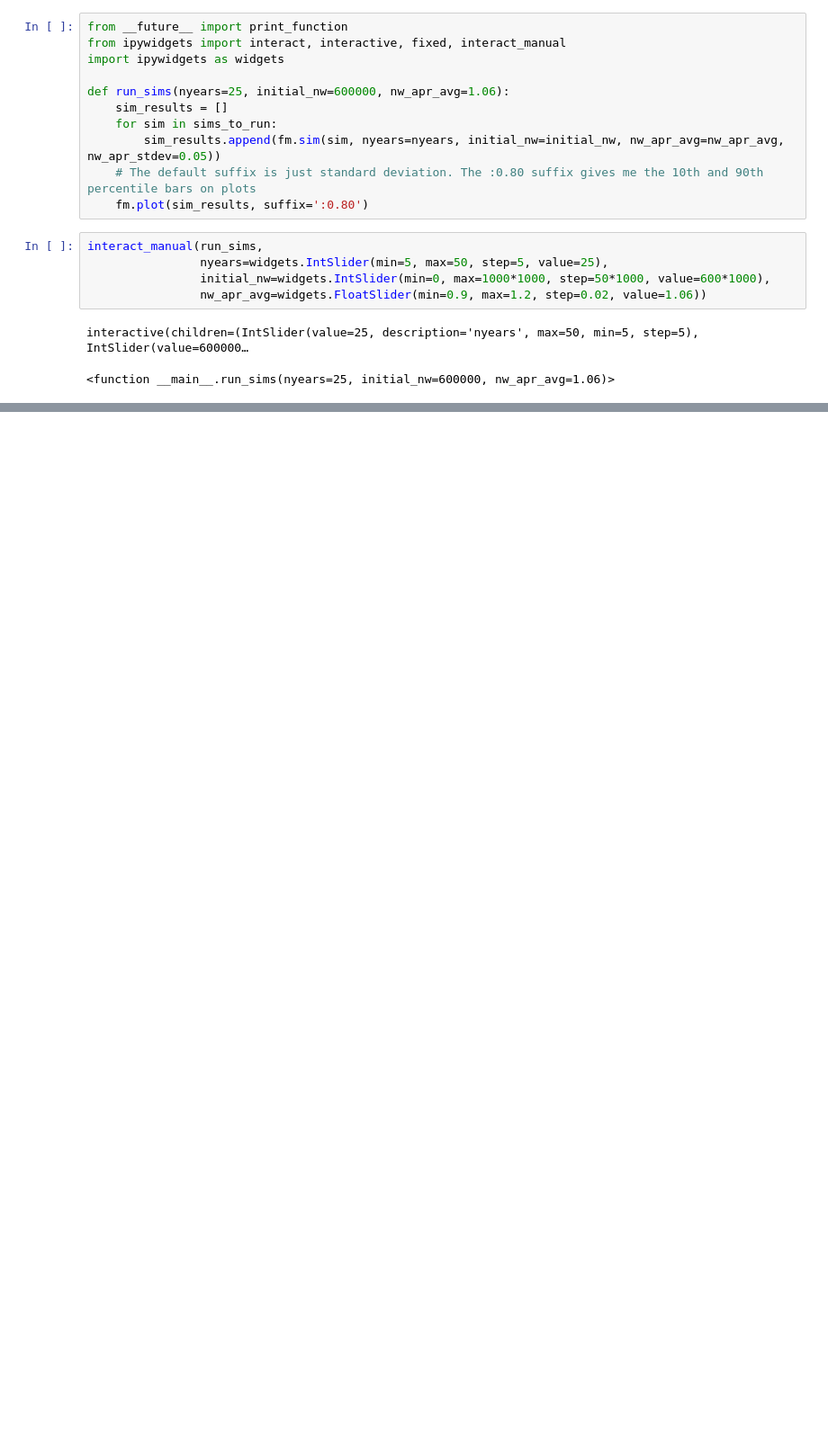
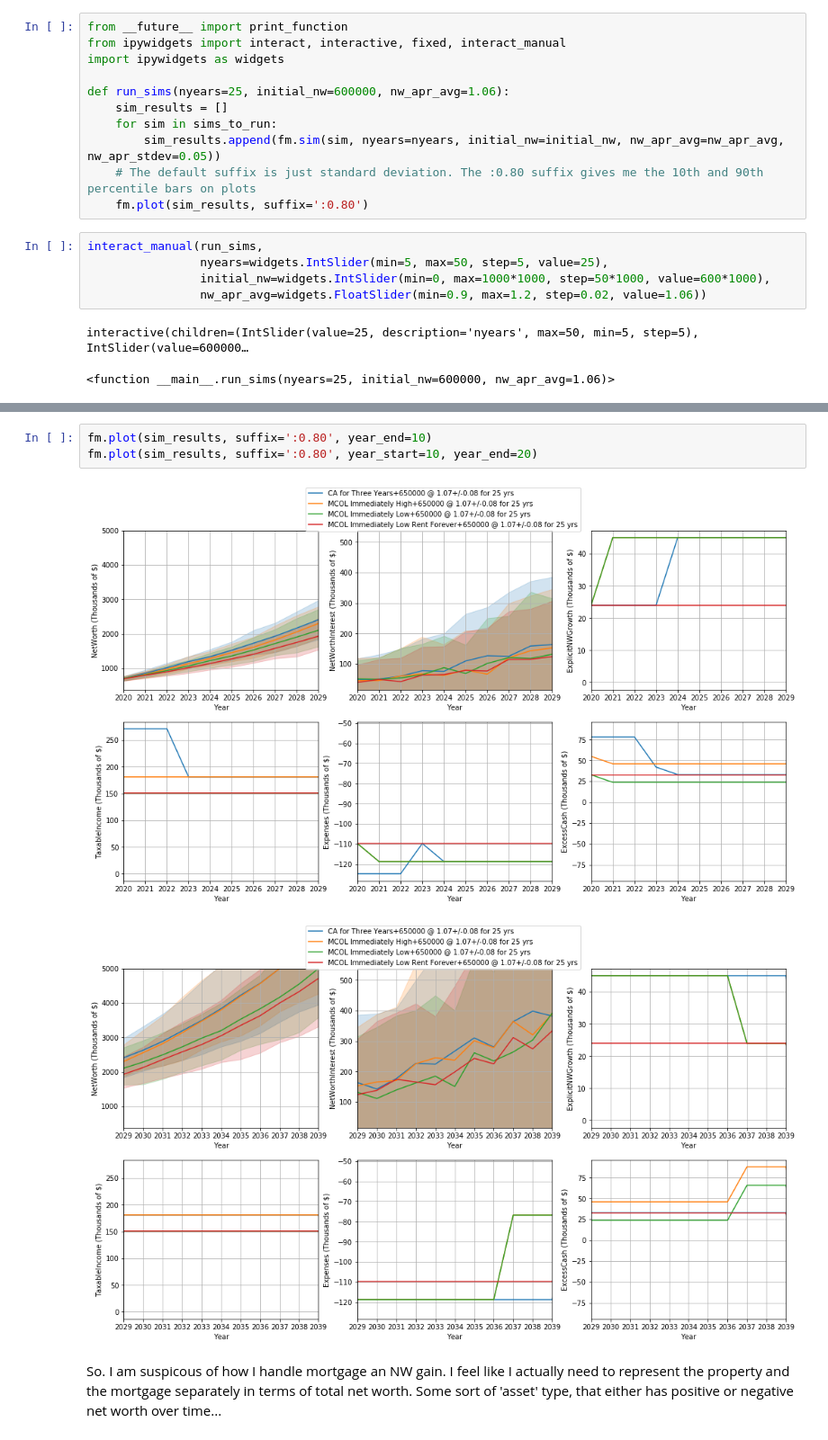
Before and after one commit to greglink/public, a Jupyter notebook: tax/Interactive Simulator.ipynb, the cells around one changed output, grey strips where cells are left out. Shown: that part at 90% size. Saved outputs shown, nothing was run; the diff lists cells and outputs as text; blank space fills up the shorter version.

```diff
--- a/tax/Interactive Simulator.ipynb
+++ b/tax/Interactive Simulator.ipynb
@@ -90,0 +161,8 @@ interactive(children=(IntSlider(value=25, description='nyears', max=50, min=5, s
+# %%
+fm.plot(sim_results, suffix=':0.80', year_end=10)
+fm.plot(sim_results, suffix=':0.80', year_start=10, year_end=20)
+# %% [output]
+[figure, added]
+[figure, added]
+# %% [markdown]
+So. I am suspicous of how I handle mortgage an NW gain. I feel like I actually need to represent the property and the mortgage separately in terms of total net worth. Some sort of 'asset' type, that either has positive or negative net worth over time...
```
Also changed, not shown: parts of 3 cells of this notebook, 2 other files.
